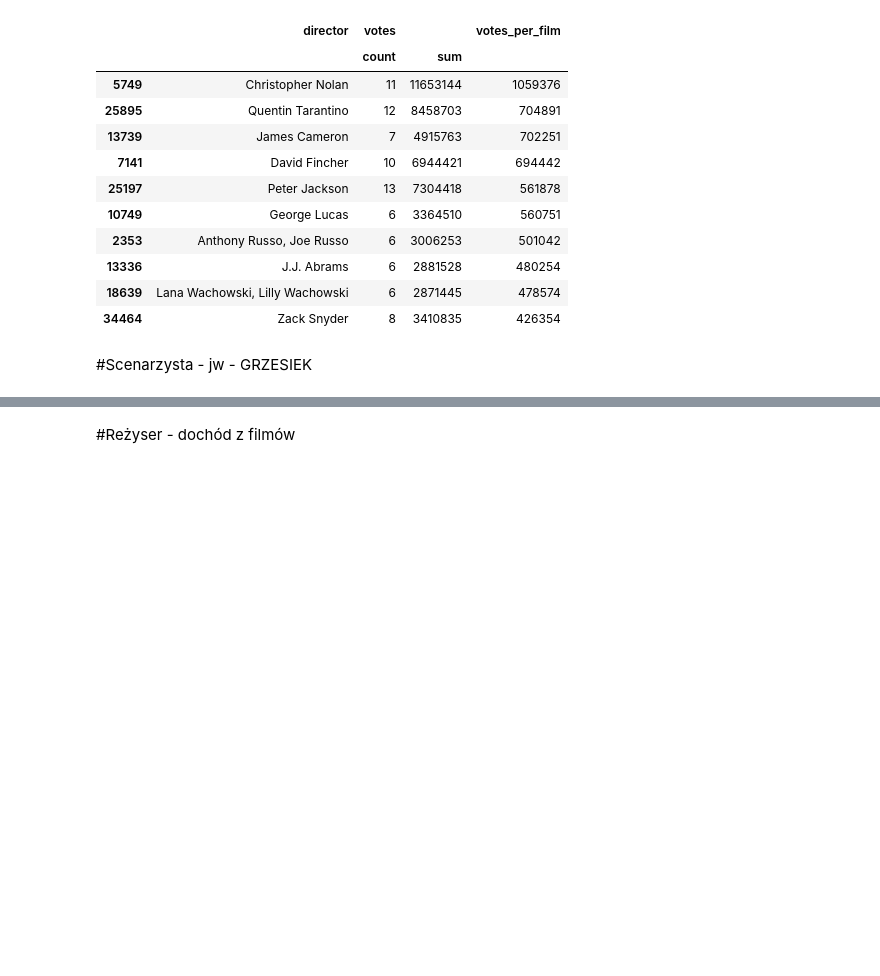
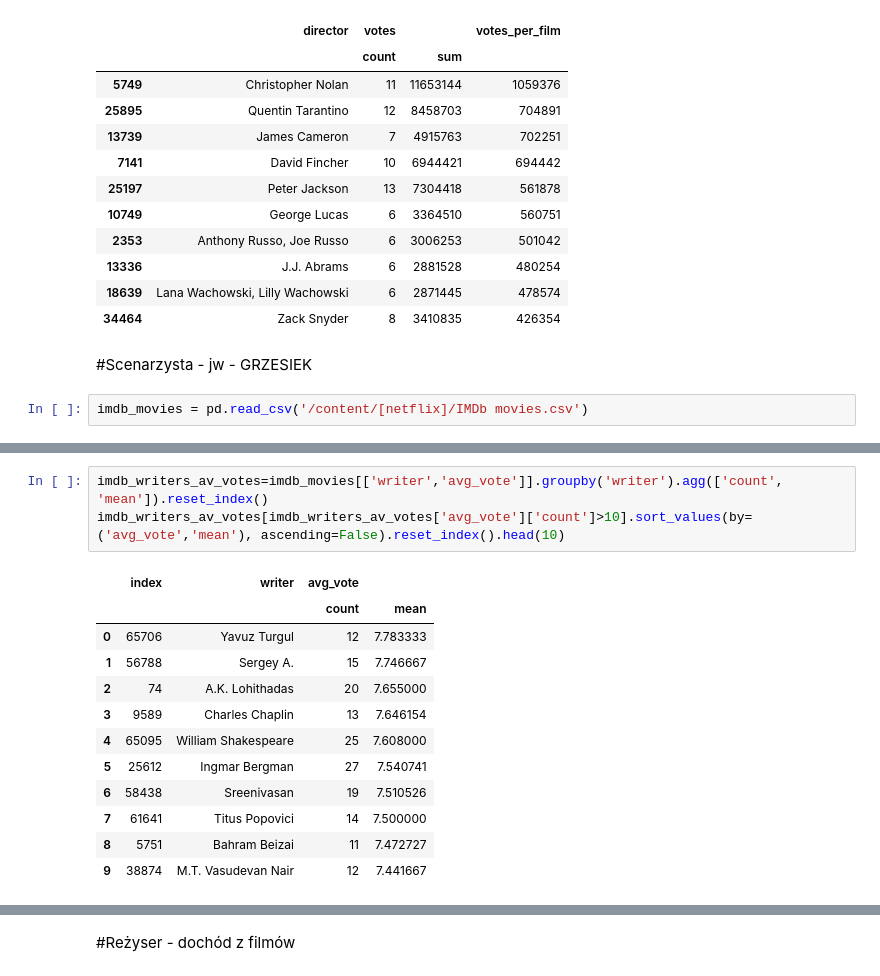
Before and after one commit to KatBotkowska/CodersCrew, a Jupyter notebook: Netflix_data.ipynb, the cells around one changed output, grey strips where cells are left out. Cells and saved outputs as stored; diff of their text form; blank space fills up the shorter version.

```diff
--- a/Netflix_data.ipynb
+++ b/Netflix_data.ipynb
@@ -936,3 +927,5 @@ imdb_directors_sum_votes[imdb_directors_sum_votes['votes']['count']>5].sort_valu
 | 34464 | Zack Snyder | 8 | 3410835 | 426354 |
 # %% [markdown]
 #Scenarzysta - jw - GRZESIEK
+# %%
+imdb_movies = pd.read_csv('/content/[netflix]/IMDb movies.csv')
@@ -938,0 +941,16 @@ imdb_directors_sum_votes[imdb_directors_sum_votes['votes']['count']>5].sort_valu
+# %%
+imdb_writers_av_votes=imdb_movies[['writer','avg_vote']].groupby('writer').agg(['count', 'mean']).reset_index()
+imdb_writers_av_votes[imdb_writers_av_votes['avg_vote']['count']>10].sort_values(by=('avg_vote','mean'), ascending=False).reset_index().head(10)
+# %% [output]
+|  | index | writer | avg_vote |  |
+|  |  |  | count | mean |
+| 0 | 65706 | Yavuz Turgul | 12 | 7.783333 |
+| 1 | 56788 | Sergey A. | 15 | 7.746667 |
+| 2 | 74 | A.K. Lohithadas | 20 | 7.655000 |
+| 3 | 9589 | Charles Chaplin | 13 | 7.646154 |
+| 4 | 65095 | William Shakespeare | 25 | 7.608000 |
+| 5 | 25612 | Ingmar Bergman | 27 | 7.540741 |
+| 6 | 58438 | Sreenivasan | 19 | 7.510526 |
+| 7 | 61641 | Titus Popovici | 14 | 7.500000 |
+| 8 | 5751 | Bahram Beizai | 11 | 7.472727 |
+| 9 | 38874 | M.T. Vasudevan Nair | 12 | 7.441667 |
```
Also changed, not shown: parts of 15 cells of this notebook.
